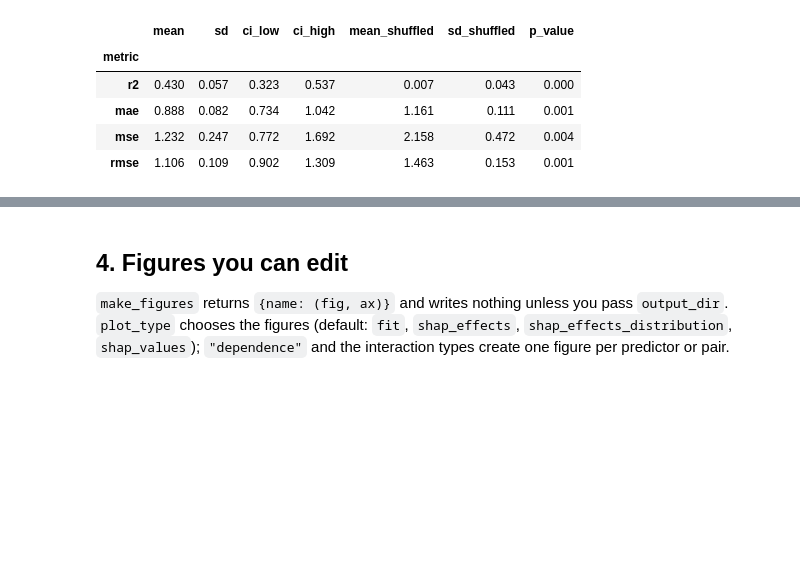
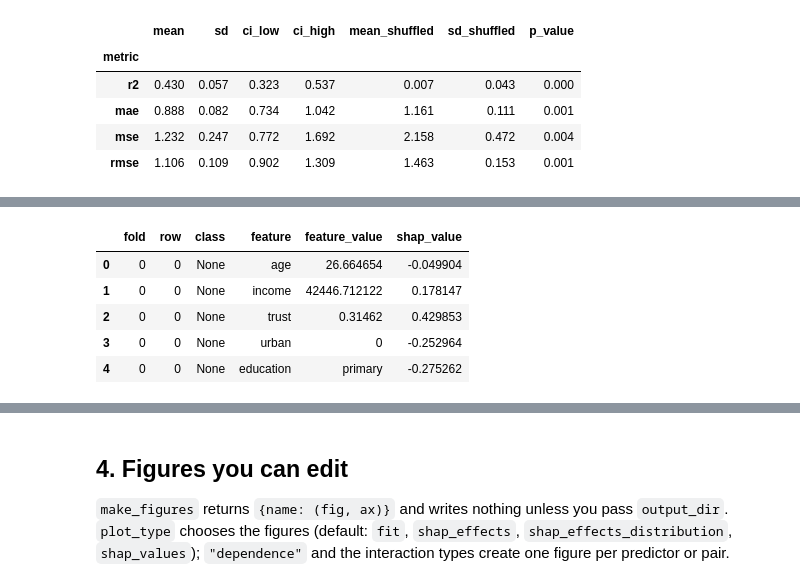
Before and after one commit to Ellariel/imltools, a Jupyter notebook: examples/full_example.ipynb, the cells around one changed output, grey strips where cells are left out. Cells and saved outputs as stored; diff of their text form; code cells hidden in the pictures; blank space fills up the shorter version.

```diff
--- a/examples/full_example.ipynb
+++ b/examples/full_example.ipynb
@@ -186,0 +228,10 @@ model.effect_sizes_.round(3)
+# %%
+sv = model.shap_values_
+sv.head()
+# %% [output]
+|  | fold | row | class | feature | feature_value | shap_value |
+| 0 | 0 | 0 | None | age | 26.664654 | -0.049904 |
+| 1 | 0 | 0 | None | income | 42446.712122 | 0.178147 |
+| 2 | 0 | 0 | None | trust | 0.31462 | 0.429853 |
+| 3 | 0 | 0 | None | urban | 0 | -0.252964 |
+| 4 | 0 | 0 | None | education | primary | -0.275262 |
```
Also changed, not shown: parts of 18 cells of this notebook, 7 other files.
